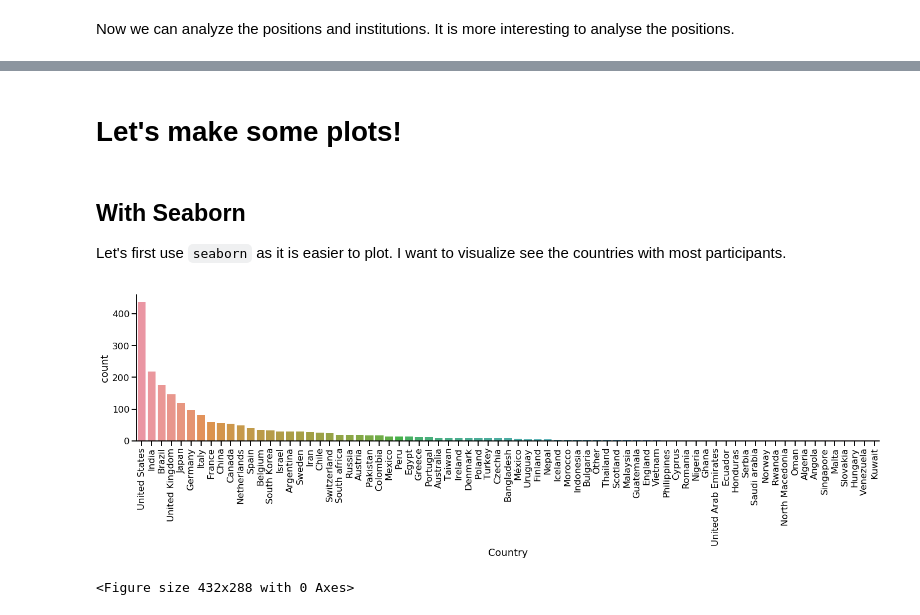
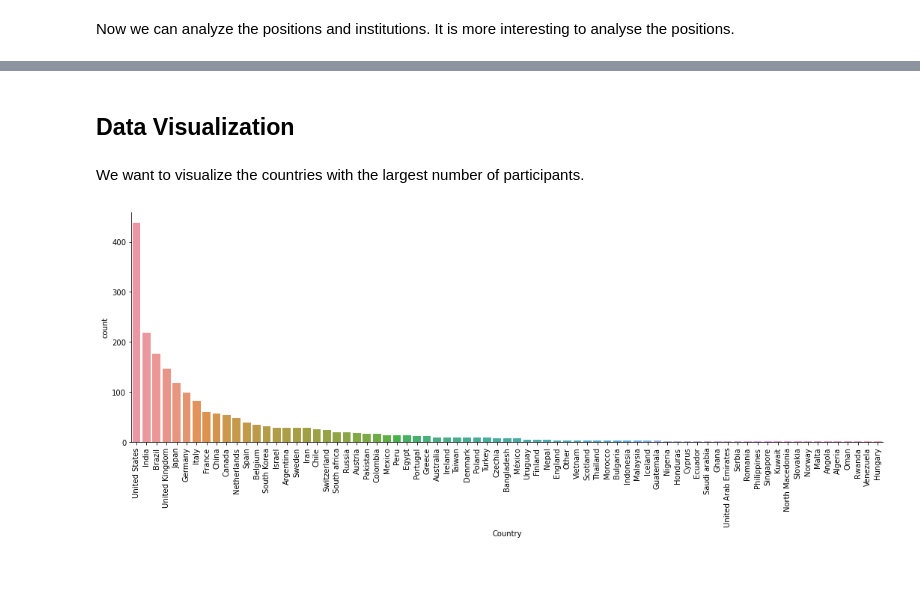
Before and after one commit to fabiomnsantos/strings-participants, a Jupyter notebook: strings-table.ipynb, the cells around one changed output, grey strips where cells are left out. Saved outputs shown, nothing was run; the diff lists cells and outputs as text; code cells hidden in the pictures; blank space fills up the shorter version.

```diff
--- a/strings-table.ipynb
+++ b/strings-table.ipynb
@@ -153,20 +193,17 @@ df_strings.Institution.sort_values().unique()[1:50]
-# %% [markdown]
-# Let's make some plots!
-# %% [markdown]
-## With Seaborn
-
-Let's first use `seaborn` as it is easier to plot. I want to visualize see the countries with most participants.
+# %% [markdown]
+## Data Visualization
+# %% [markdown]
+We want to visualize the countries with the largest number of participants.
 # %%
 strings_country_list = list(df_strings.Country.value_counts().index)
 # %%
 import seaborn as sns
 
-sns.catplot(x='Country',data=df_strings,kind='count',order=strings_country_list,aspect=4)
+sns.catplot(x='Country',data=df_strings,kind='count',order=strings_country_list,aspect=3);
 #sns.set_context('talk')
 
 plt.xticks(rotation=90)
 plt.show()
-plt.clf()
+# plt.clf()
 # %% [output]
-[figure, old version]
+[figure, new version]
-<Figure size 432x288 with 0 Axes>
```
Also changed, not shown: parts of 30 cells of this notebook.
